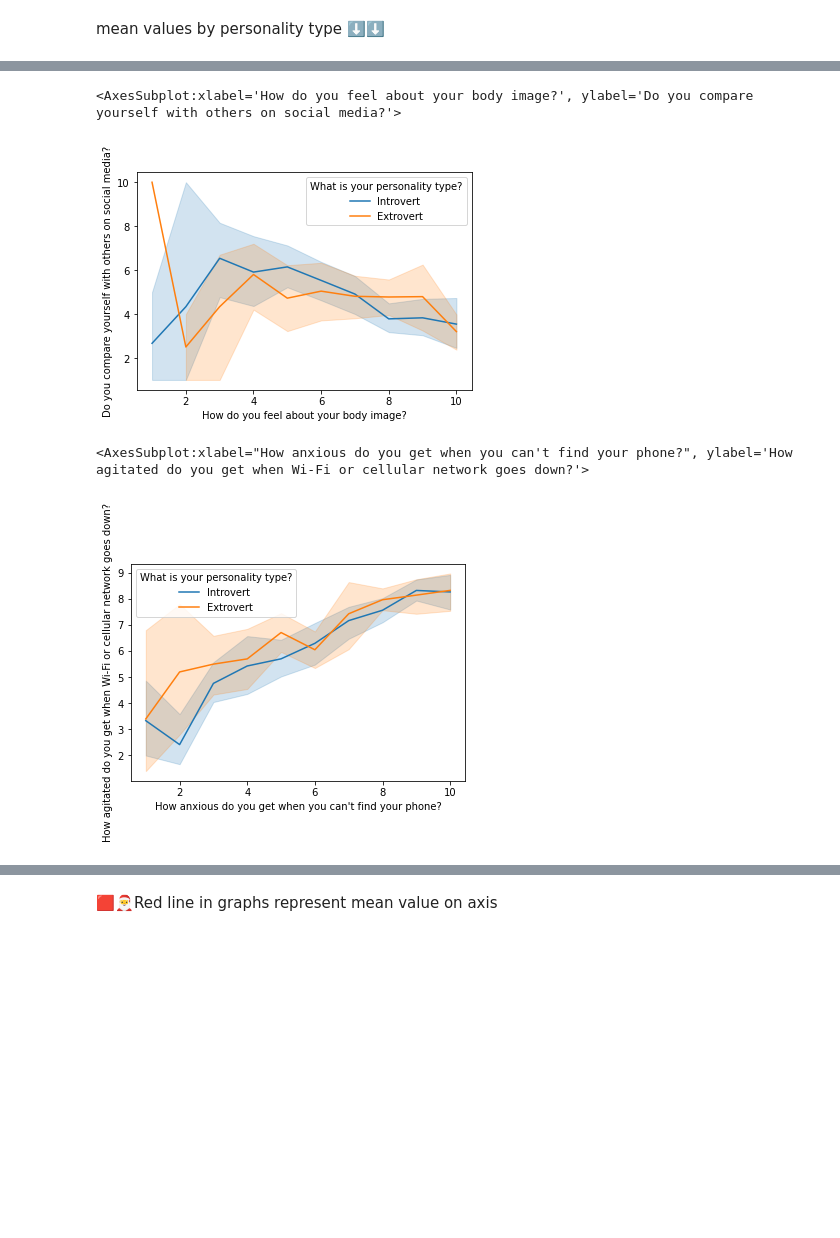
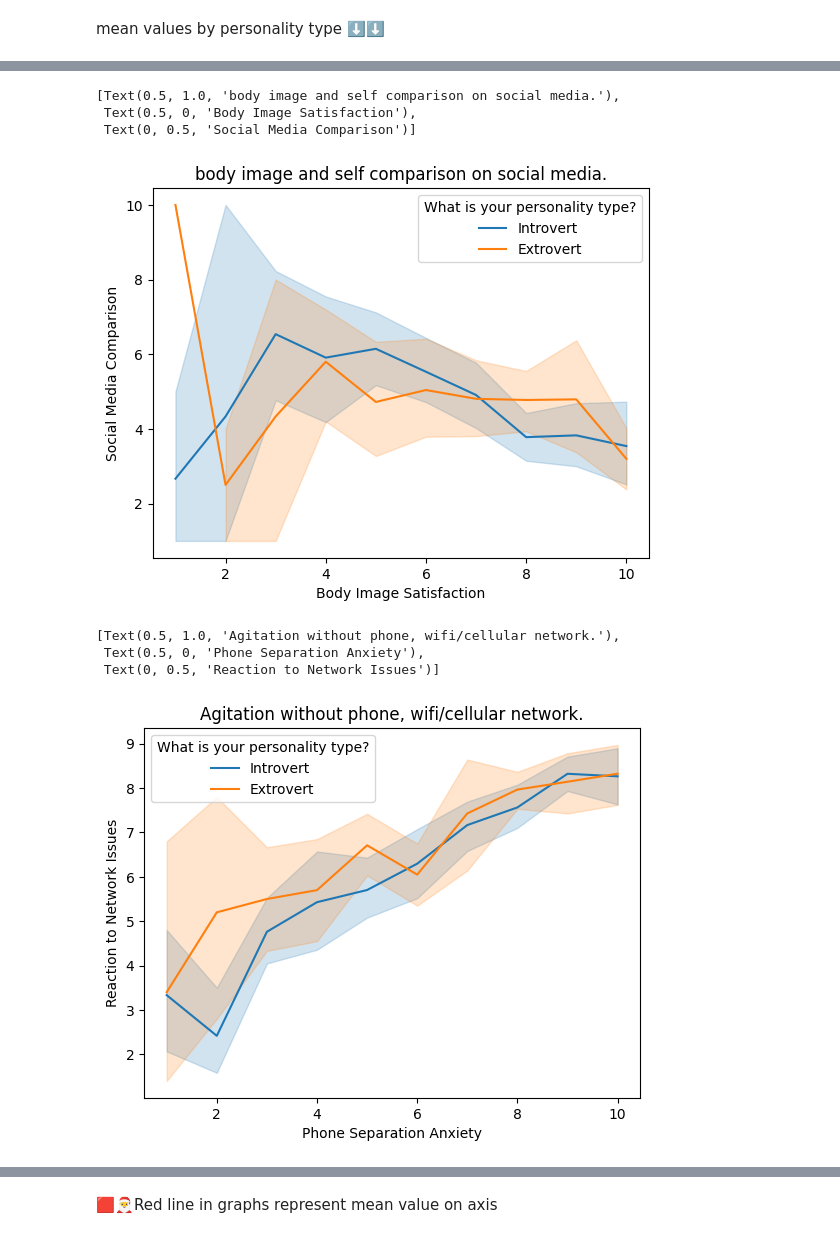
Before and after one commit to nash268/nomophobia_dataAnalysis_report, a Jupyter notebook: Nomophobia2_0.ipynb, the cells around one changed output, grey strips where cells are left out. Drawn from its saved outputs; the diff is of its cells as text; code cells hidden in the pictures; blank space fills up the shorter version.

```diff
--- a/Nomophobia2_0.ipynb
+++ b/Nomophobia2_0.ipynb
@@ -394,18 +400,40 @@ grp_pers.mean()
 | Extrovert | 21.074257 | 7.638614 | 7.242574 | 4.480198 | ... |
 | Introvert | 21.060498 | 7.017794 | 6.476868 | 4.679715 | ... |
 # %%
-sns.lineplot(
+"""graph_labels = [
+    "Age",
+    "Body Image Satisfaction",
+    "Life Enjoyment Comparison",
+    "Social Media Comparison",
+    "Age of First Phone Acquisition",
+    "Average Daily Screen Time",
+    "Daily Phone Unlocks",
+    "Phone Separation Anxiety",
+    "Reaction to Network Issues",
+    "Nightly Sleep Duration",
+    "Nighttime Phone Checks",
+    "Phone Distraction Urgency"
+]"""
+
+ax = sns.lineplot(
     data=entries, x='How do you feel about your body image?', y='Do you compare yourself with others on social media?' ,
     hue="What is your personality type?"
     )
+ax.set(title="body image and self comparison on social media.", xlabel="Body Image Satisfaction", ylabel="Social Media Comparison")
 # %% [output]
-<AxesSubplot:xlabel='How do you feel about your body image?', ylabel='Do you compare yourself with others on social media?'>
+[Text(0.5, 1.0, 'body image and self comparison on social media.'),
+ Text(0.5, 0, 'Body Image Satisfaction'),
+ Text(0, 0.5, 'Social Media Comparison')]
-[figure, old version]
+[figure, new version]
 # %%
-sns.lineplot(
+ax = sns.lineplot(
     data=entries, x="How anxious do you get when you can't find your phone?", y='How agitated do you get when Wi-Fi or cellular network goes down?' , hue="What is your personality type?"
     )
+
+ax.set(title="Agitation without phone, wifi/cellular network.", xlabel="Phone Separation Anxiety", ylabel="Reaction to Network Issues")
 # %% [output]
-<AxesSubplot:xlabel="How anxious do you get when you can't find your phone?", ylabel='How agitated do you get when Wi-Fi or cellular network goes down?'>
+[Text(0.5, 1.0, 'Agitation without phone, wifi/cellular network.'),
+ Text(0.5, 0, 'Phone Separation Anxiety'),
+ Text(0, 0.5, 'Reaction to Network Issues')]
-[figure, old version]
+[figure, new version]
 # %%
```
Also changed, not shown: parts of 8 cells of this notebook.
